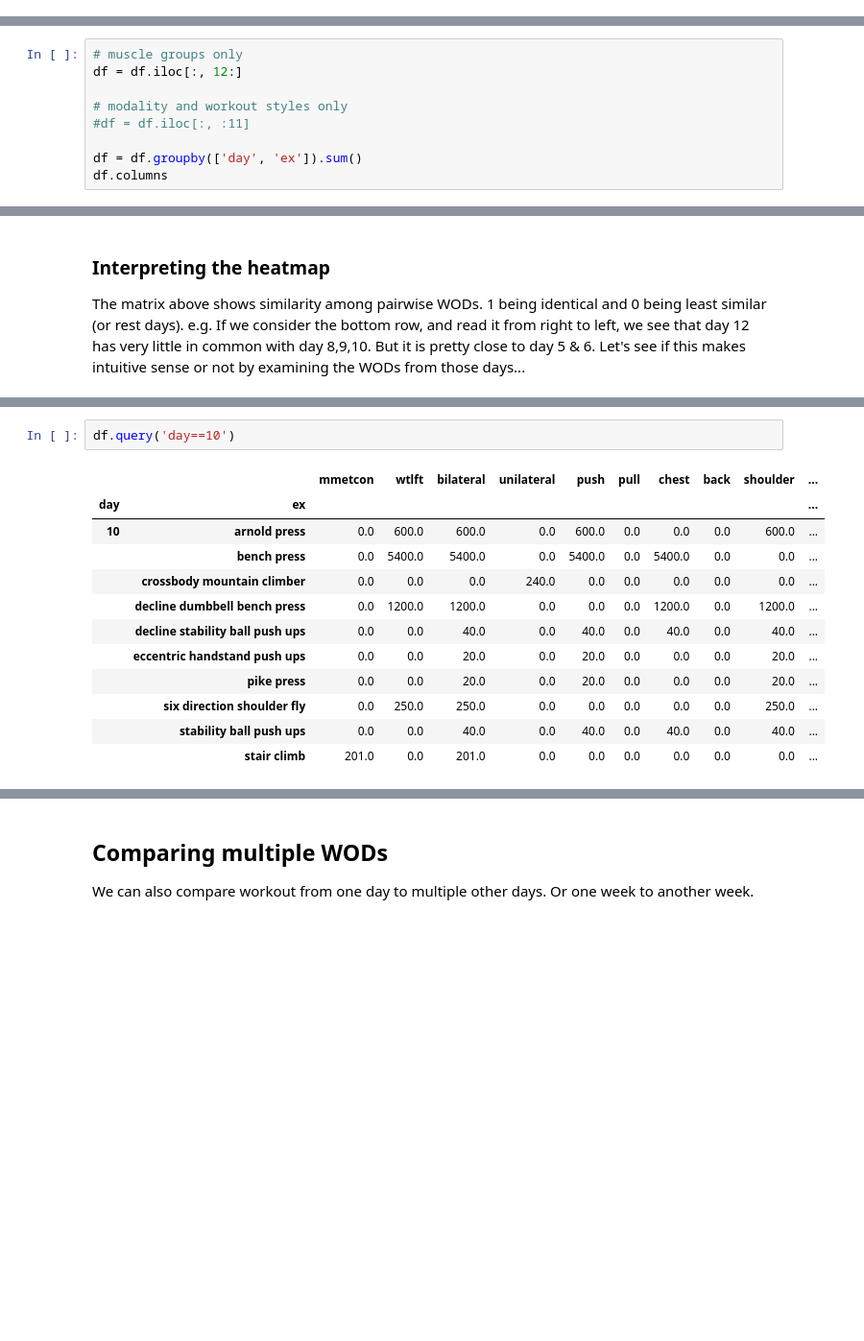
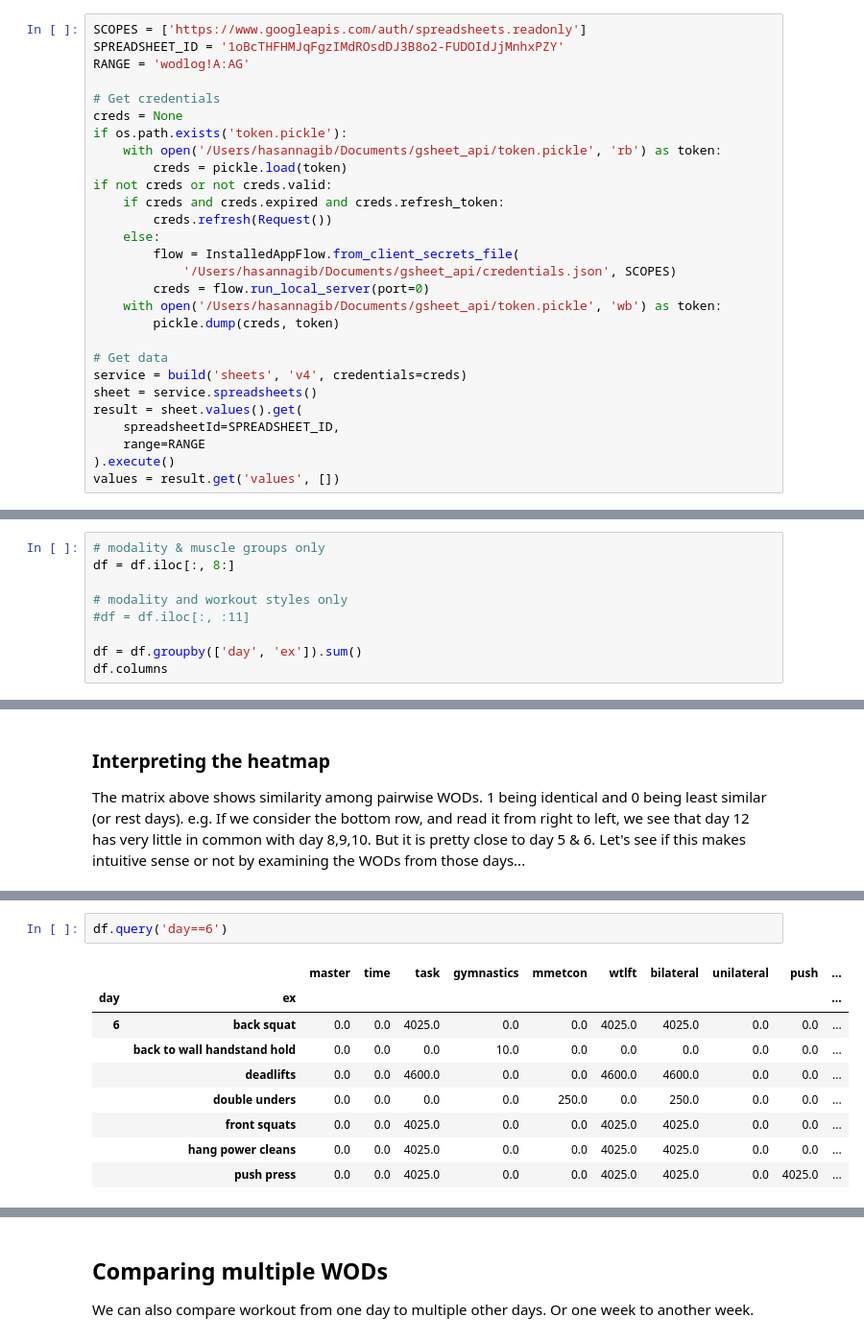
Before and after one commit to AI-AF/autowod, a Jupyter notebook: notebooks/hnlog.ipynb, the cells around one changed output, grey strips where cells are left out. Shown at 96% size. Cells and saved outputs as stored; diff of their text form; blank space fills up the shorter version.

```diff
--- a/notebooks/hnlog.ipynb
+++ b/notebooks/hnlog.ipynb
@@ -23,0 +27,28 @@ df = df.multiply(df['vol'], axis='index').drop(columns=['group', 'vol'])
+# %%
+SCOPES = ['https://www.googleapis.com/auth/spreadsheets.readonly']
+SPREADSHEET_ID = '1oBcTHFHMJqFgzIMdROsdDJ3B8o2-FUDOIdJjMnhxPZY'
+RANGE = 'wodlog!A:AG'
+
+# Get credentials
+creds = None
+if os.path.exists('token.pickle'):
+    with open('/Users/hasannagib/Documents/gsheet_api/token.pickle', 'rb') as token:
+        creds = pickle.load(token)
+if not creds or not creds.valid:
+    if creds and creds.expired and creds.refresh_token:
+        creds.refresh(Request())
+    else:
+        flow = InstalledAppFlow.from_client_secrets_file(
+            '/Users/hasannagib/Documents/gsheet_api/credentials.json', SCOPES)
+        creds = flow.run_local_server(port=0)
+    with open('/Users/hasannagib/Documents/gsheet_api/token.pickle', 'wb') as token:
+        pickle.dump(creds, token)
+
+# Get data
+service = build('sheets', 'v4', credentials=creds)
+sheet = service.spreadsheets()
+result = sheet.values().get(
+    spreadsheetId=SPREADSHEET_ID,
+    range=RANGE
+).execute()
+values = result.get('values', [])
@@ -24,6 +97,6 @@ df = df.multiply(df['vol'], axis='index').drop(columns=['group', 'vol'])
 # %%
-# muscle groups only
-df = df.iloc[:, 12:]
+# modality & muscle groups only
+df = df.iloc[:, 8:]
 
 # modality and workout styles only
 #df = df.iloc[:, :11]
@@ -87,16 +155,13 @@ df.query('day==12')
 # %%
-df.query('day==10')
+df.query('day==6')
 # %% [output]
-|  |  | mmetcon | wtlft | bilateral | unilateral | push | pull | chest | back | shoulder | ... |
+|  |  | master | time | task | gymnastics | mmetcon | wtlft | bilateral | unilateral | push | ... |
 | day | ex |  |  |  |  |  |  |  |  |  | ... |
-| 10 | arnold press | 0.0 | 600.0 | 600.0 | 0.0 | 600.0 | 0.0 | 0.0 | 0.0 | 600.0 | ... |
-|  | bench press | 0.0 | 5400.0 | 5400.0 | 0.0 | 5400.0 | 0.0 | 5400.0 | 0.0 | 0.0 | ... |
-|  | crossbody mountain climber | 0.0 | 0.0 | 0.0 | 240.0 | 0.0 | 0.0 | 0.0 | 0.0 | 0.0 | ... |
-|  | decline dumbbell bench press | 0.0 | 1200.0 | 1200.0 | 0.0 | 0.0 | 0.0 | 1200.0 | 0.0 | 1200.0 | ... |
-|  | decline stability ball push ups | 0.0 | 0.0 | 40.0 | 0.0 | 40.0 | 0.0 | 40.0 | 0.0 | 40.0 | ... |
-|  | eccentric handstand push ups | 0.0 | 0.0 | 20.0 | 0.0 | 20.0 | 0.0 | 0.0 | 0.0 | 20.0 | ... |
-|  | pike press | 0.0 | 0.0 | 20.0 | 0.0 | 20.0 | 0.0 | 0.0 | 0.0 | 20.0 | ... |
-|  | six direction shoulder fly | 0.0 | 250.0 | 250.0 | 0.0 | 0.0 | 0.0 | 0.0 | 0.0 | 250.0 | ... |
-|  | stability ball push ups | 0.0 | 0.0 | 40.0 | 0.0 | 40.0 | 0.0 | 40.0 | 0.0 | 40.0 | ... |
-|  | stair climb | 201.0 | 0.0 | 201.0 | 0.0 | 0.0 | 0.0 | 0.0 | 0.0 | 0.0 | ... |
+| 6 | back squat | 0.0 | 0.0 | 4025.0 | 0.0 | 0.0 | 4025.0 | 4025.0 | 0.0 | 0.0 | ... |
+|  | back to wall handstand hold | 0.0 | 0.0 | 0.0 | 10.0 | 0.0 | 0.0 | 0.0 | 0.0 | 0.0 | ... |
+|  | deadlifts | 0.0 | 0.0 | 4600.0 | 0.0 | 0.0 | 4600.0 | 4600.0 | 0.0 | 0.0 | ... |
+|  | double unders | 0.0 | 0.0 | 0.0 | 0.0 | 250.0 | 0.0 | 250.0 | 0.0 | 0.0 | ... |
+|  | front squats | 0.0 | 0.0 | 4025.0 | 0.0 | 0.0 | 4025.0 | 4025.0 | 0.0 | 0.0 | ... |
+|  | hang power cleans | 0.0 | 0.0 | 4025.0 | 0.0 | 0.0 | 4025.0 | 4025.0 | 0.0 | 0.0 | ... |
+|  | push press | 0.0 | 0.0 | 4025.0 | 0.0 | 0.0 | 4025.0 | 4025.0 | 0.0 | 4025.0 | ... |
 # %%
```
Also changed, not shown: parts of 15 cells of this notebook.
